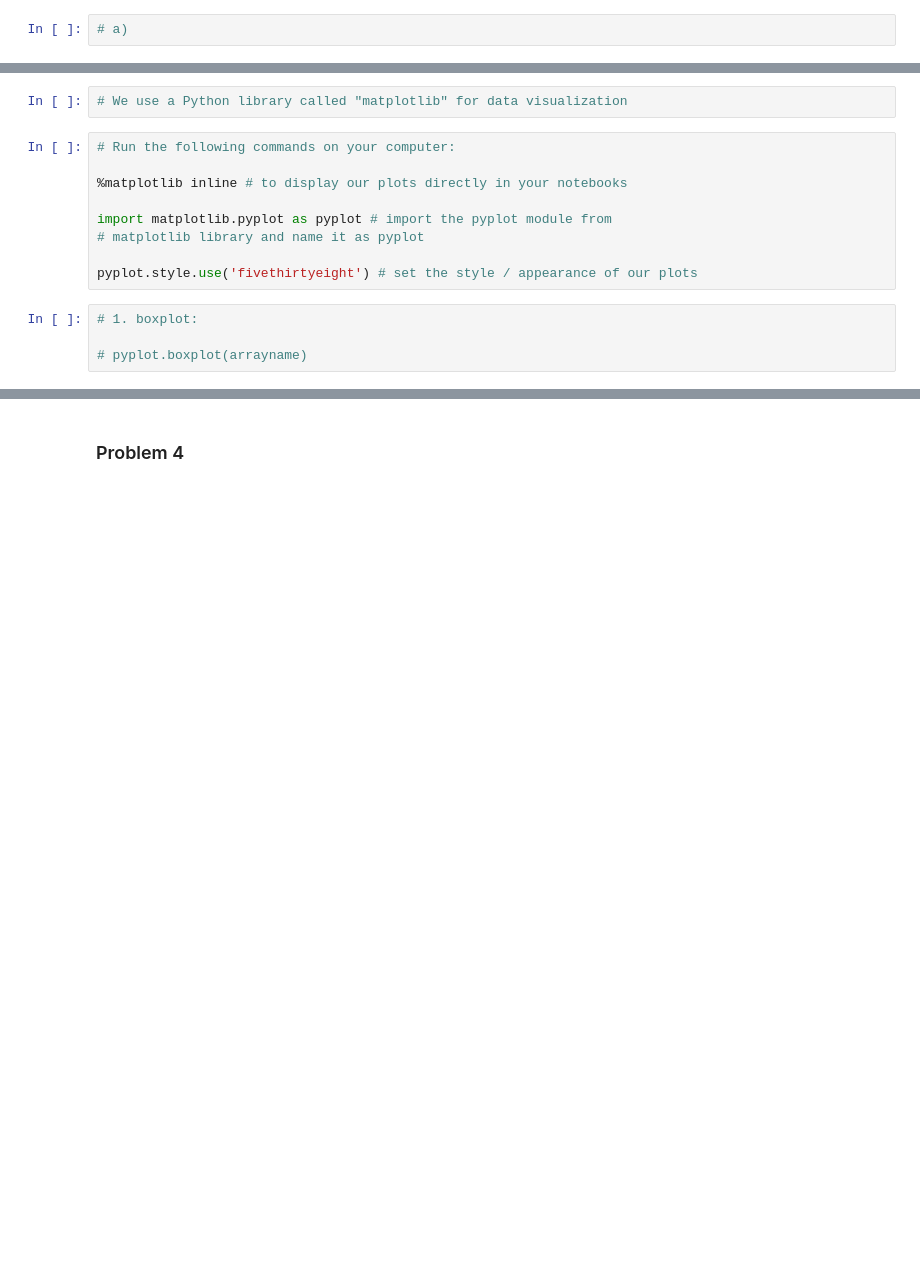
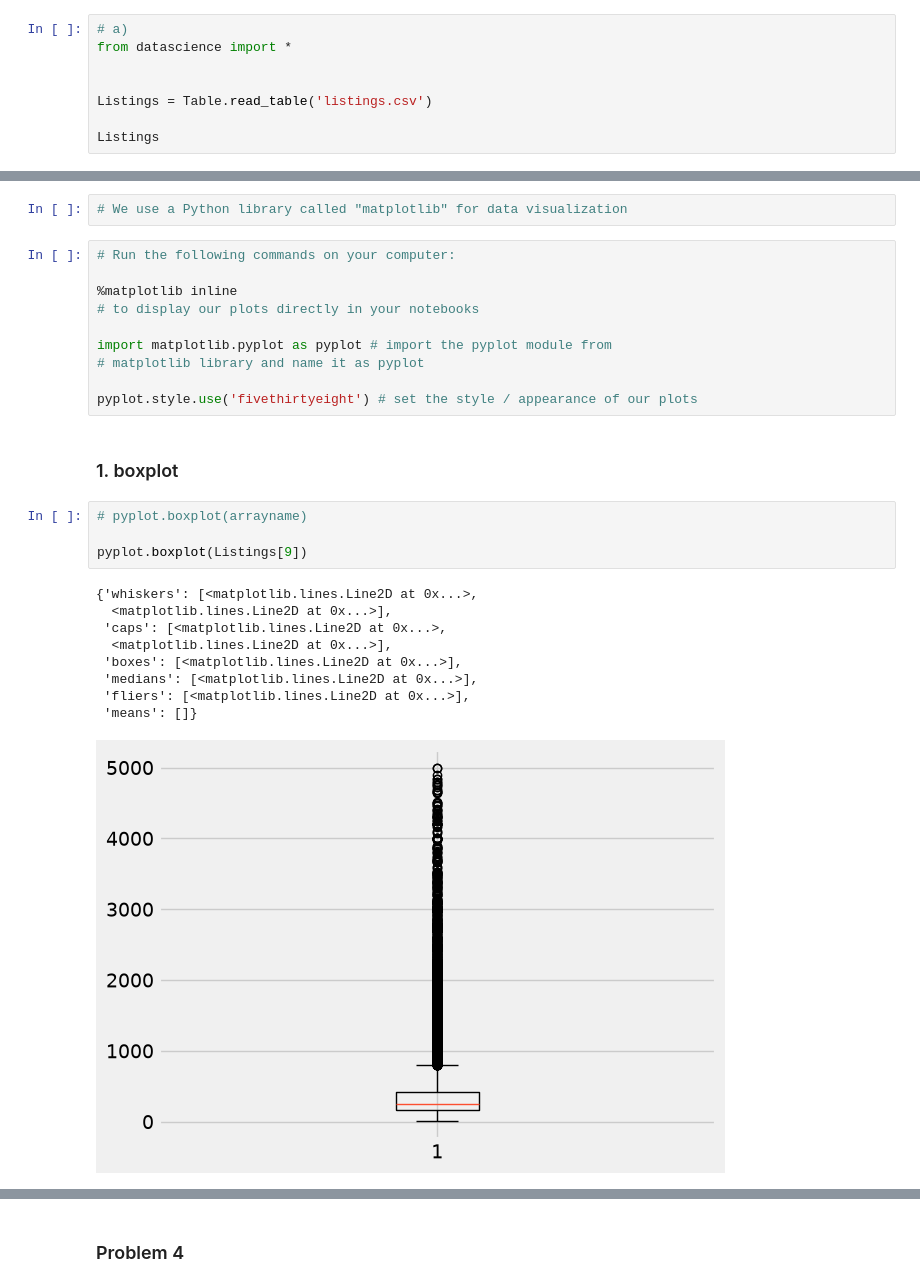
Before and after one commit to EveretteWei/PSTAT-5A-Section-Solutions, a Jupyter notebook: Labs/Lab8.ipynb, the cells around one changed output, grey strips where cells are left out. Saved outputs shown, nothing was run; the diff lists cells and outputs as text; blank space fills up the shorter version.

```diff
--- a/Labs/Lab8.ipynb
+++ b/Labs/Lab8.ipynb
@@ -21,3 +28,9 @@
 # 'Table.read_table' function from datascience module
 # %%
 # a)
+from datascience import *
+
+
+Listings = Table.read_table('listings.csv')
+
+Listings
@@ -78,13 +148,26 @@ print(SumValue/Listings.num_rows)
 # %%
 # Run the following commands on your computer:
 
-%matplotlib inline # to display our plots directly in your notebooks
+%matplotlib inline
+# to display our plots directly in your notebooks
 
 import matplotlib.pyplot as pyplot # import the pyplot module from
 # matplotlib library and name it as pyplot
 
 pyplot.style.use('fivethirtyeight') # set the style / appearance of our plots
+# %% [markdown]
+### 1. boxplot
 # %%
-# 1. boxplot:
+# pyplot.boxplot(arrayname)
 
-# pyplot.boxplot(arrayname)
+pyplot.boxplot(Listings[9])
+# %% [output]
+{'whiskers': [<matplotlib.lines.Line2D at 0x...>,
+  <matplotlib.lines.Line2D at 0x...>],
+ 'caps': [<matplotlib.lines.Line2D at 0x...>,
+  <matplotlib.lines.Line2D at 0x...>],
+ 'boxes': [<matplotlib.lines.Line2D at 0x...>],
+ 'medians': [<matplotlib.lines.Line2D at 0x...>],
+ 'fliers': [<matplotlib.lines.Line2D at 0x...>],
+ 'means': []}
+[figure, added]
```
Also changed, not shown: parts of 25 cells of this notebook, 2 other files.
